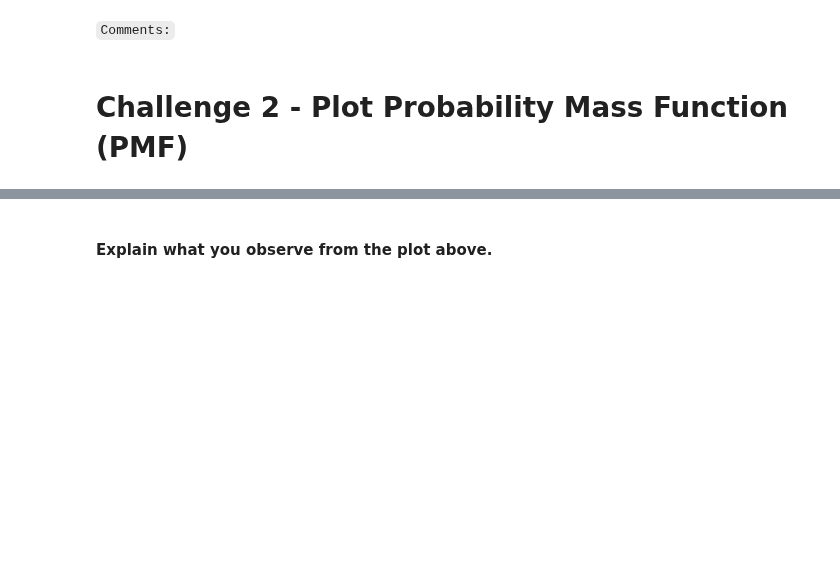
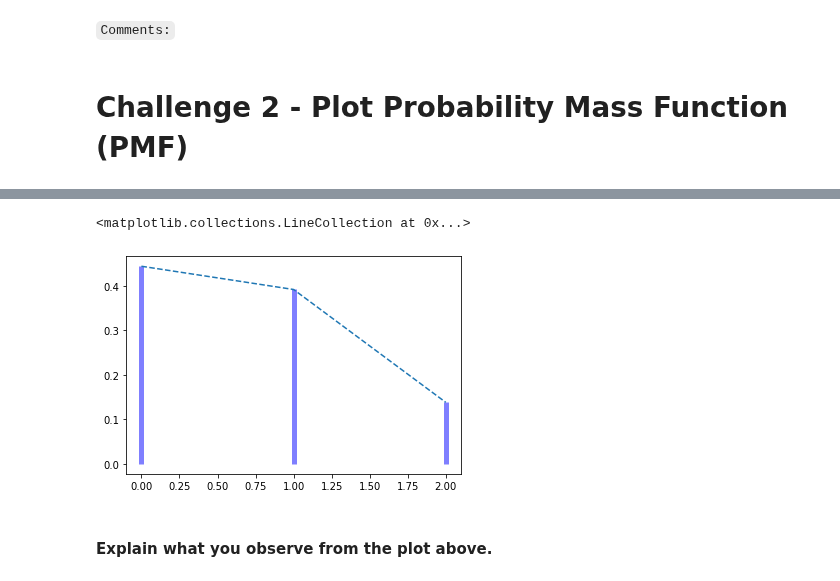
Before and after one commit to ta-datapt-bcn/lab-cont-probability-distribution, a Jupyter notebook: your_code/bonus.ipynb, the cells around one changed output, grey strips where cells are left out. Drawn from its saved outputs; the diff is of its cells as text; code cells hidden in the pictures; blank space fills up the shorter version.

```diff
--- a/your_code/bonus.ipynb
+++ b/your_code/bonus.ipynb
@@ -82,3 +88,18 @@ Use matplotlib subplots to plot a histogram of each sample.
+# %%
+# Variables
+N = 5
+p = 0.15
+
+# Binomial distribution
+x = np.arange(stats.binom(N,p).ppf(0.01), stats.binom(N,p).ppf(0.99)) # range of x axis
+pmf = stats.binom(N,p).pmf(x) # product mass function based on the range
+
+# Plot line + bullet point -> Discrete Distribution Representation
+plt.plot(x, pmf, '--')
+plt.vlines(x, 0, pmf, colors='b', lw=5, alpha=0.5)
+# %% [output]
+<matplotlib.collections.LineCollection at 0x...>
+[figure, added]
 # %% [markdown]
 #### Explain what you observe from the plot above.
 # %% [markdown]
```
Also changed, not shown: parts of 32 cells of this notebook, 2 other files.
